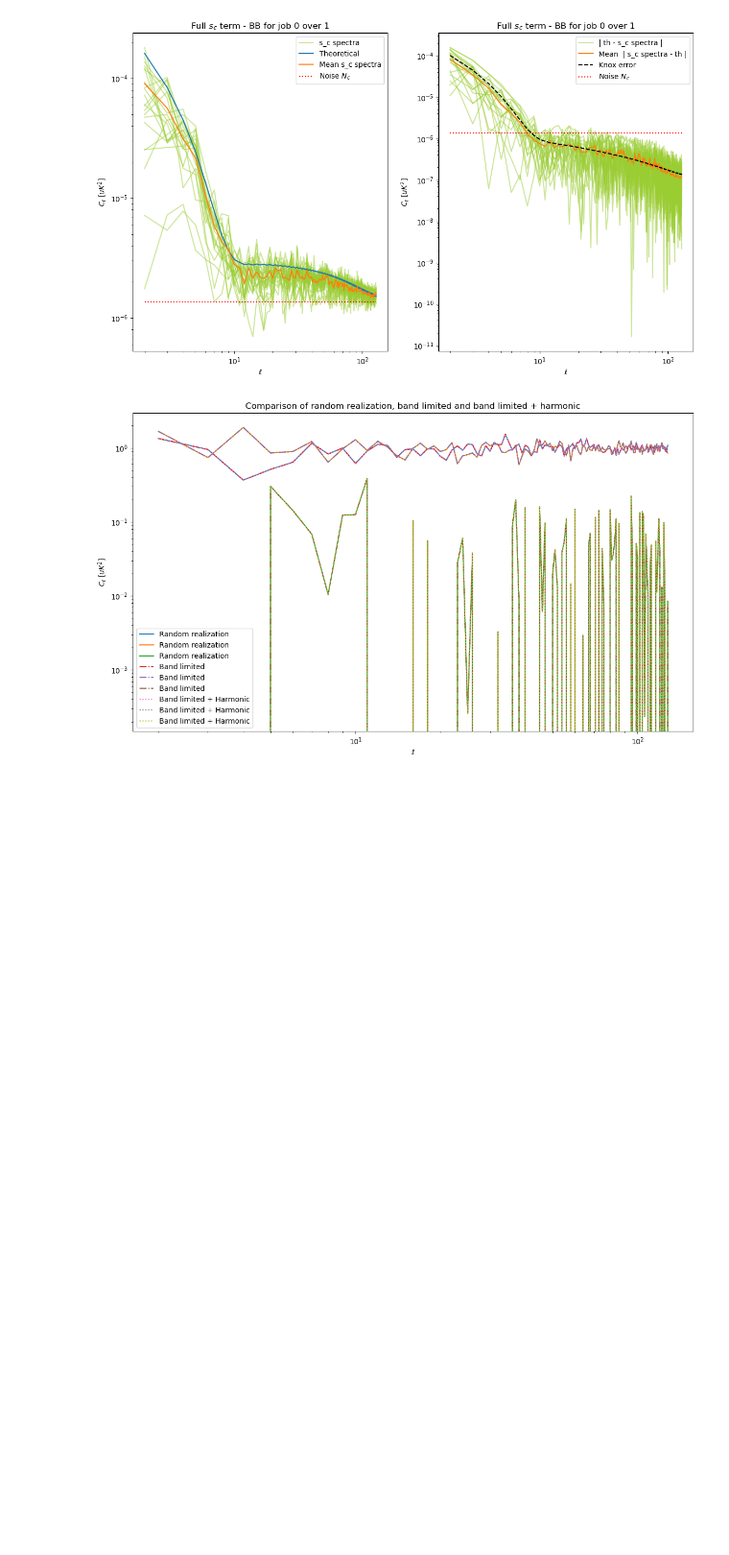
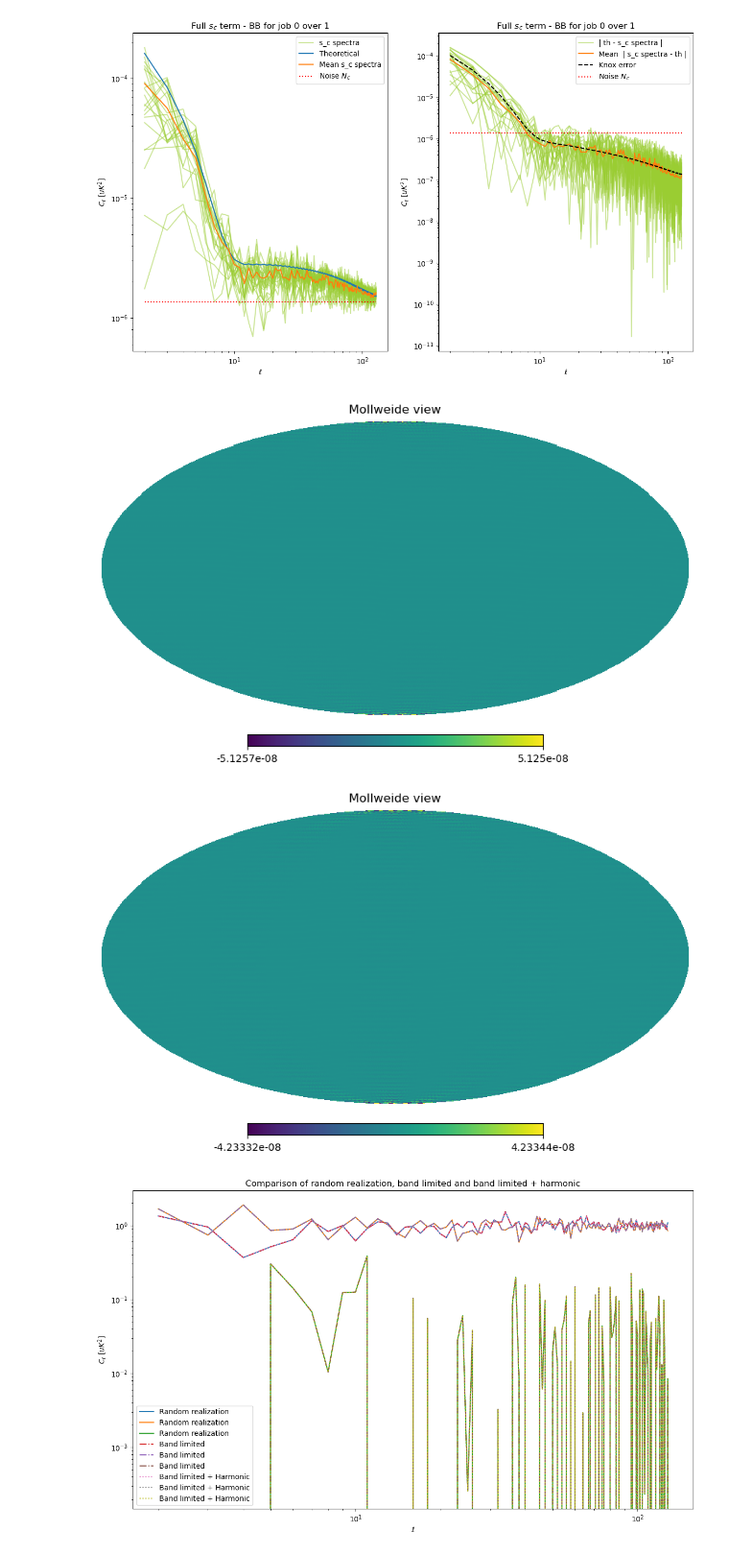
Before and after one commit to CMBSciPol/MICMAC, a Jupyter notebook: test_playground/Validation_Classical_Gibbs/multinode_verif_v109_v3b.ipynb, the cells around one changed output. Shown at 96% size. Cells and saved outputs as stored; diff of their text form; code cells hidden in the pictures; blank space fills up the shorter version.

```diff
--- a/test_playground/Validation_Classical_Gibbs/multinode_verif_v109_v3b.ipynb
+++ b/test_playground/Validation_Classical_Gibbs/multinode_verif_v109_v3b.ipynb
@@ -686,6 +686,15 @@ if MICMAC_sampler_obj.save_s_c_spectra:
 # mask = hp.read_map("/Users/mag/Documents/PHD1Y/Masks/Planck_mask_fsky_60.fits")
 
 # hp.mollview(mask)
+# %%
+test_ = MICMAC_sampler_obj.get_band_limited_maps(right_member_0 + right_member_1)
+
+hp.mollview(test_[0,...] - 2*right_member_1[0])
+hp.mollview(test_[1,...] - 2*right_member_1[1])
+plt.show()
+# %% [output]
+[figure, added]
+[figure, added]
 # %%
 red_cov_matrix_mean_s_c = micmac.get_reduced_matrix_from_c_ell(all_s_c_spectra[0,:].mean(axis=0))
 red_cov_matrix_mean_s_c_sqrt = micmac.get_sqrt_reduced_matrix_from_matrix(red_cov_matrix_mean_s_c)
```
Also changed, not shown: parts of 1 cell of this notebook, 2 other files.
